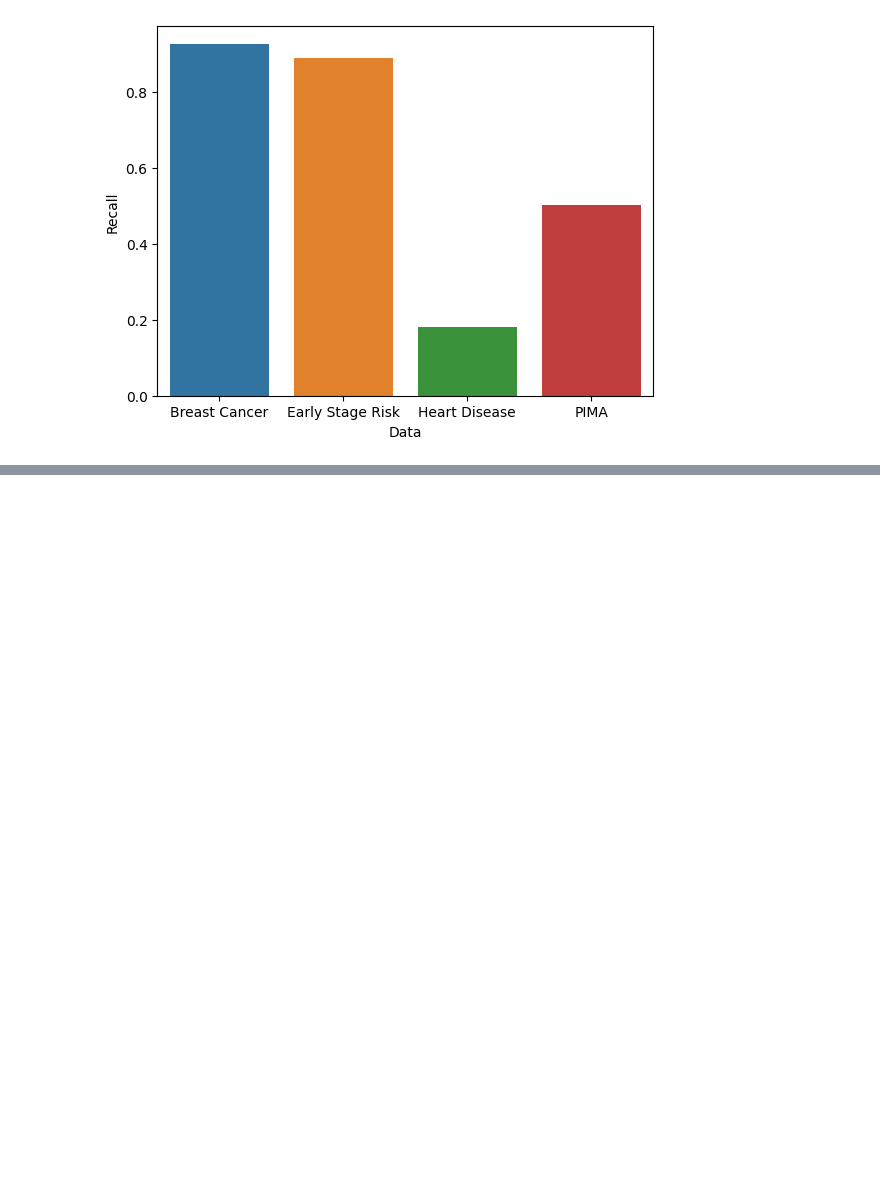
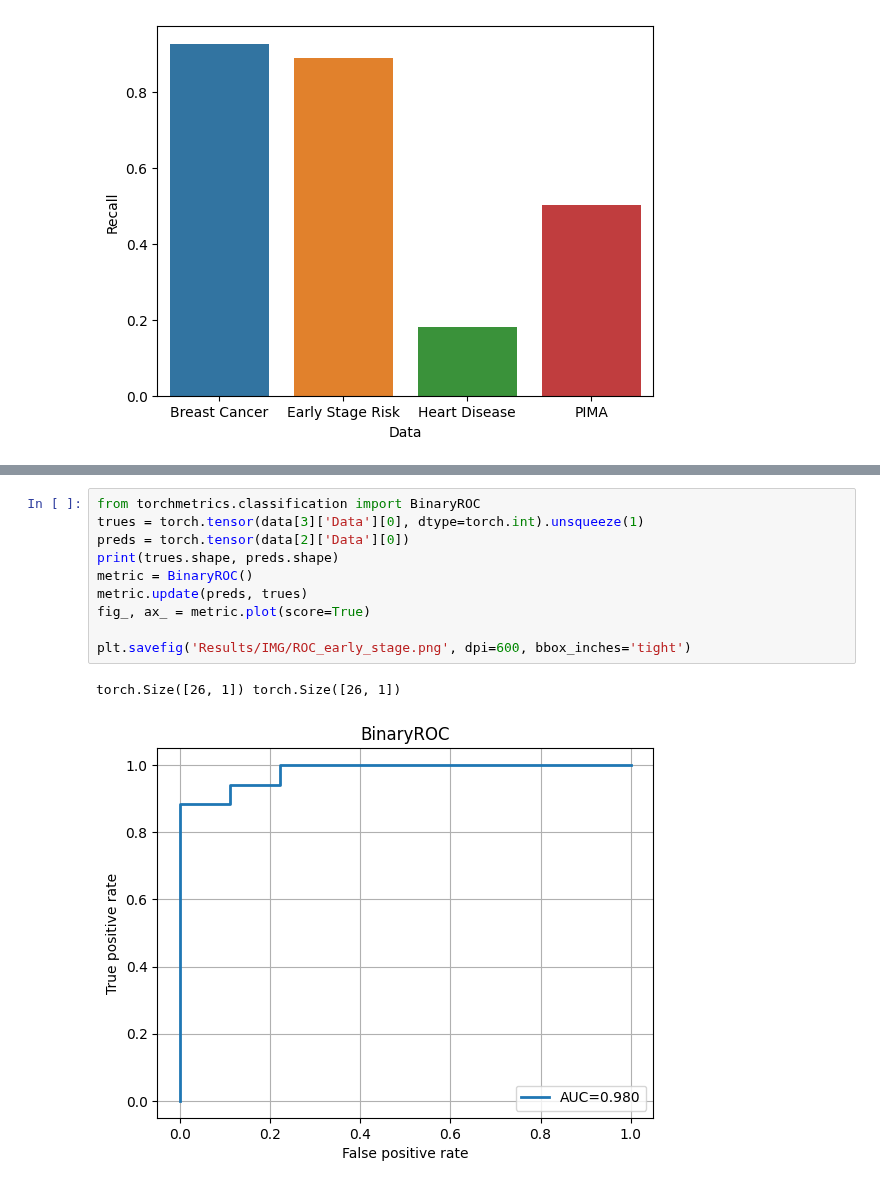
Before and after one commit to MRifqiFz/project-ednn, a Jupyter notebook: Robust/Visualization.ipynb, the cells around one changed output, grey strips where cells are left out. Drawn from its saved outputs; the diff is of its cells as text; blank space fills up the shorter version.

```diff
--- a/Robust/Visualization.ipynb
+++ b/Robust/Visualization.ipynb
@@ -172,0 +198,13 @@ plt.savefig('Results/IMG/Recall.png', dpi=600, bbox_inches='tight')
+# %%
+from torchmetrics.classification import BinaryROC
+trues = torch.tensor(data[3]['Data'][0], dtype=torch.int).unsqueeze(1)
+preds = torch.tensor(data[2]['Data'][0])
+print(trues.shape, preds.shape)
+metric = BinaryROC()
+metric.update(preds, trues)
+fig_, ax_ = metric.plot(score=True)
+
+plt.savefig('Results/IMG/ROC_early_stage.png', dpi=600, bbox_inches='tight')
+# %% [output]
+torch.Size([26, 1]) torch.Size([26, 1])
+[figure, added]
```
Also changed, not shown: parts of 5 cells of this notebook, 4 other files.
